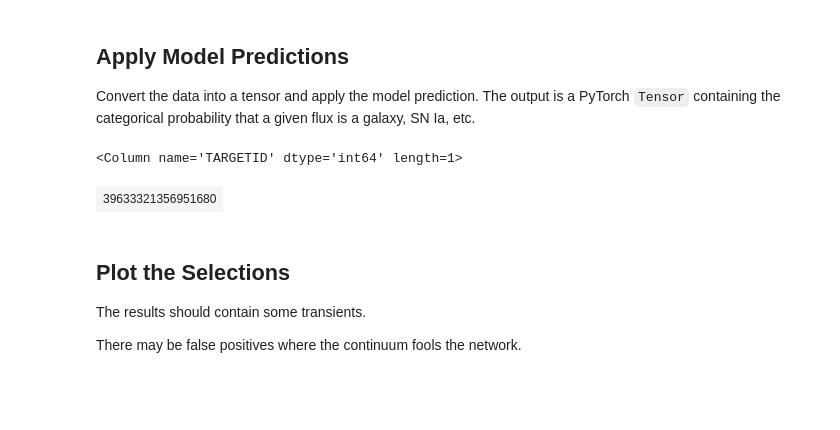
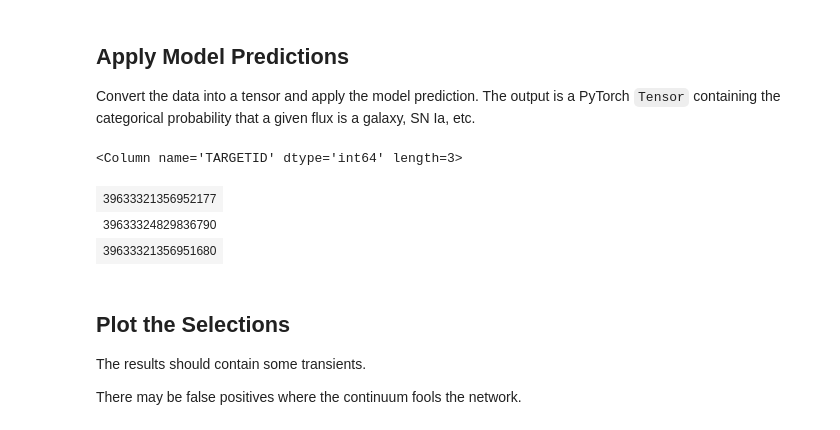
Before and after one commit to DESI-UR/snxform, a Jupyter notebook: doc/nb/test_model.ipynb, the cells around one changed output. Cells and saved outputs as stored; diff of their text form; code cells hidden in the pictures; blank space fills up the shorter version.

```diff
--- a/doc/nb/test_model.ipynb
+++ b/doc/nb/test_model.ipynb
@@ -47,5 +47,6 @@ ViT IS NOW IN cuda
 
 This will read some spectra, applying basic target selection to get (primarily) BGS galaxies.
 # %%
-cspectra = io.read_desi_spectra('/global/cfs/cdirs/desi/spectro/redux/daily/tiles/cumulative/22522/20211023/spectra-6-22522-thru20211023.fits')
+tile, night, petal = 22522, 20211023, 6
+cspectra = io.read_desi_spectra(f'/global/cfs/cdirs/desi/spectro/redux/daily/tiles/cumulative/{tile}/{night}/spectra-{petal}-{tile}-thru{night}.fits')
 # %% [output]
@@ -93,15 +94,17 @@ y_val = y_pred.detach().cpu().numpy()
 # %%
 #- Extract the category predicted by the network.
 i = np.argmax(y_val, axis=1)
 
 #- Compute the max categorical probability for each prediction.
 y_max = np.max(y_val, axis=1)
 
 #- Select non-galaxy predictions where the network is confident.
-select = (i == 1) & (y_max > 0.999)
+select = (i > 0) & (y_max > 0.999)
 fmap['TARGETID'][select]
 # %% [output]
-<Column name='TARGETID' dtype='int64' length=1>
+<Column name='TARGETID' dtype='int64' length=3>
+| 39633321356952177 |
+| 39633324829836790 |
 | 39633321356951680 |
 # %% [markdown]
 ## Plot the Selections
```
Also changed, not shown: parts of 2 cells of this notebook.
